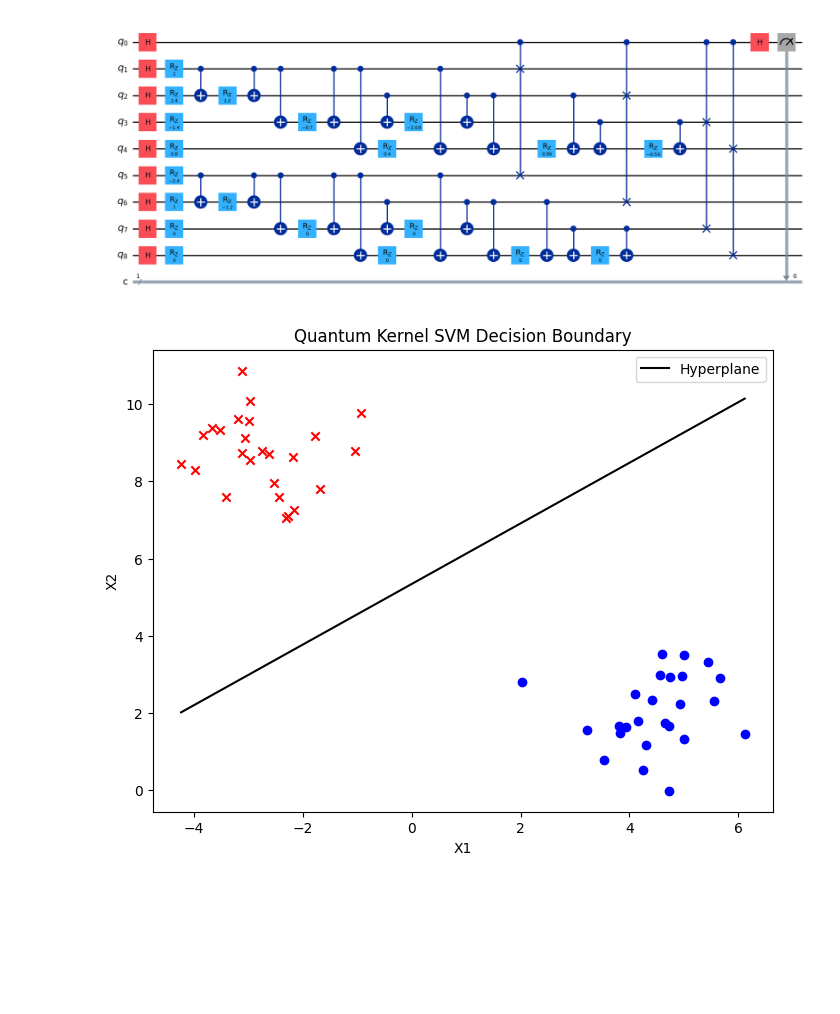
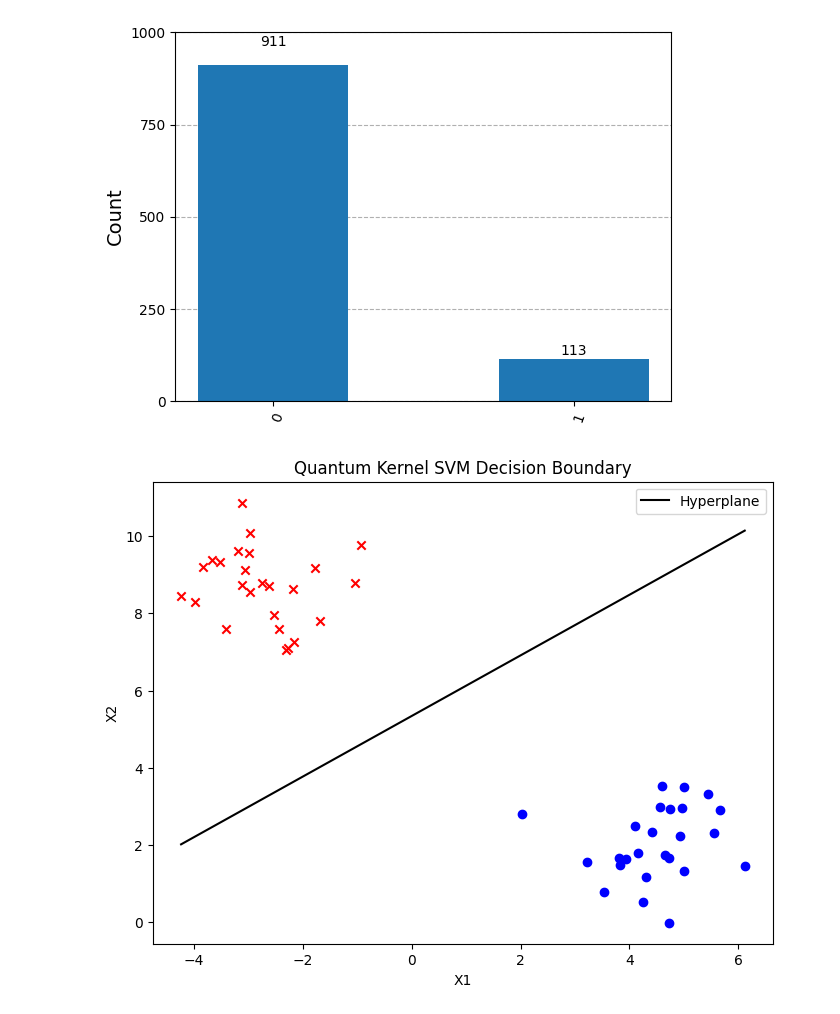
Before and after one commit to AryanPillai31/QuantumProject, a Jupyter notebook: qsvm.ipynb, the cells around one changed output. Saved outputs shown, nothing was run; the diff lists cells and outputs as text; code cells hidden in the pictures; blank space fills up the shorter version.

```diff
--- a/qsvm.ipynb
+++ b/qsvm.ipynb
@@ -59,28 +59,28 @@ def cswap_test(circuit1, circuit2):
 # %%
 # Example usage
 x1 = [0.5, 1.2, -0.7, 0.4]  # Sample input vector
-x2 = [-1.2, 0.5, 0, 0]   # Sample input vector
+x2 = [0.5, 1.2, -0.7, 0.4]  # Sample input vector
 
 qc1 = zz_feature_map(x1)
 qc2 = zz_feature_map(x2)
 
 cswap = cswap_test(qc1, qc2)
 
 # Generate a 5-qubit simulated backend
 backend = GenericBackendV2(num_qubits=qc1.num_qubits * 2 + 1)
 
 # Transpile the ideal circuit to a circuit that can be directly executed by the backend
 transpiled_circuit = transpile(cswap, backend)
 
 # Run the transpiled circuit using the simulated backend
 job = backend.run(transpiled_circuit)
 counts = job.result().get_counts()
-# plot_histogram(counts)
+plot_histogram(counts)
 
-cswap.draw(output="mpl")
+# cswap.draw(output="mpl")
 # transpiled_circuit.draw('mpl')
 # %% [output]
-[figure, old version]
+[figure, new version]
 # %%
 # Generate synthetic linearly separable data
 X, y = make_blobs(n_samples=50, centers=2, n_features=2, random_state=42)
```
